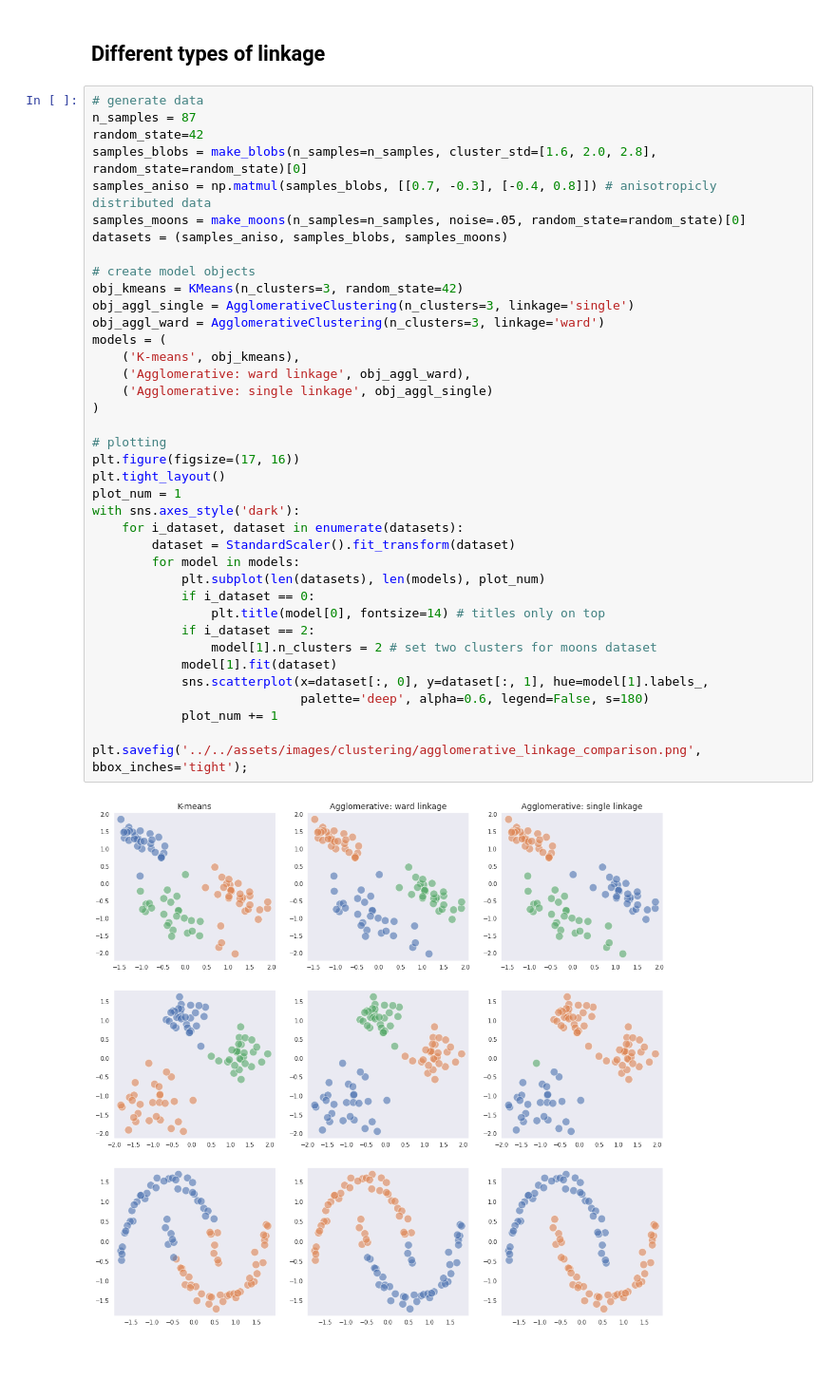
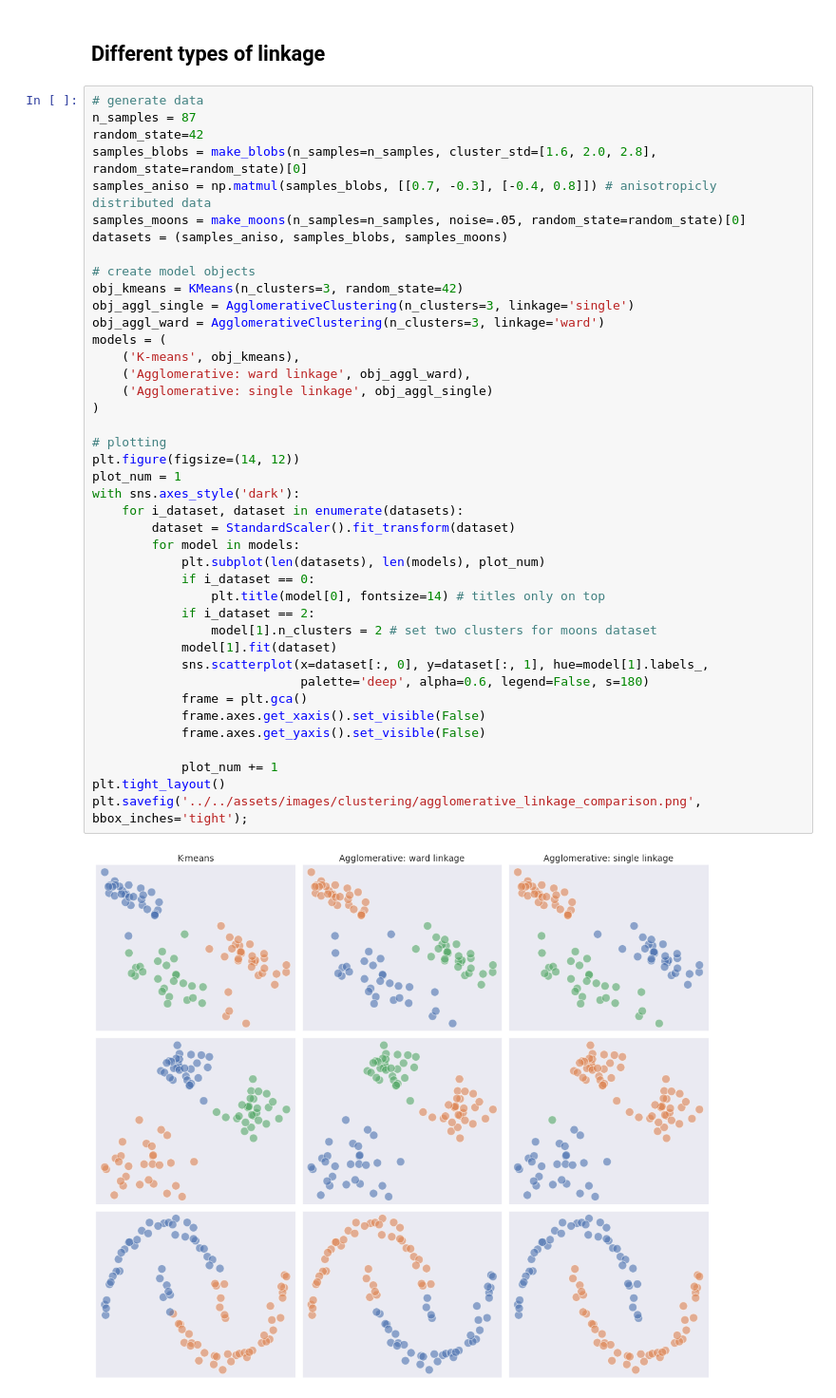
Before and after one commit to vzahorui/vzahorui.github.io, a Jupyter notebook: jupyter_notebooks/clustering/clustering.ipynb, the cells around one changed output. Shown at 95% size. Saved outputs shown, nothing was run; the diff lists cells and outputs as text; blank space fills up the shorter version.

```diff
--- a/jupyter_notebooks/clustering/clustering.ipynb
+++ b/jupyter_notebooks/clustering/clustering.ipynb
@@ -81,34 +81,37 @@ samples_aniso = np.matmul(samples_blobs, [[0.7, -0.3], [-0.4, 0.8]]) # anisotrop
 samples_moons = make_moons(n_samples=n_samples, noise=.05, random_state=random_state)[0]
 datasets = (samples_aniso, samples_blobs, samples_moons)
 
 # create model objects
 obj_kmeans = KMeans(n_clusters=3, random_state=42)
 obj_aggl_single = AgglomerativeClustering(n_clusters=3, linkage='single')
 obj_aggl_ward = AgglomerativeClustering(n_clusters=3, linkage='ward')
 models = (
     ('K-means', obj_kmeans),
     ('Agglomerative: ward linkage', obj_aggl_ward),
     ('Agglomerative: single linkage', obj_aggl_single)
 )
 
 # plotting
-plt.figure(figsize=(17, 16))
-plt.tight_layout()
+plt.figure(figsize=(14, 12))
 plot_num = 1
 with sns.axes_style('dark'):
     for i_dataset, dataset in enumerate(datasets):
         dataset = StandardScaler().fit_transform(dataset)
         for model in models:
             plt.subplot(len(datasets), len(models), plot_num)
             if i_dataset == 0:
                 plt.title(model[0], fontsize=14) # titles only on top
             if i_dataset == 2:
                 model[1].n_clusters = 2 # set two clusters for moons dataset
             model[1].fit(dataset)
             sns.scatterplot(x=dataset[:, 0], y=dataset[:, 1], hue=model[1].labels_,
                             palette='deep', alpha=0.6, legend=False, s=180)
+            frame = plt.gca()
+            frame.axes.get_xaxis().set_visible(False)
+            frame.axes.get_yaxis().set_visible(False)
+
             plot_num += 1
-
+plt.tight_layout()
 plt.savefig('../../assets/images/clustering/agglomerative_linkage_comparison.png', bbox_inches='tight');
 # %% [output]
-[figure, old version]
+[figure, new version]
```
Also changed, not shown: 13 other files.
